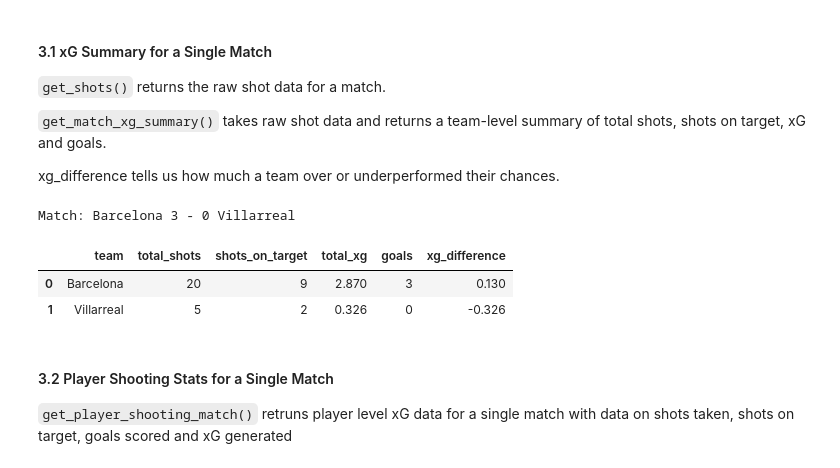
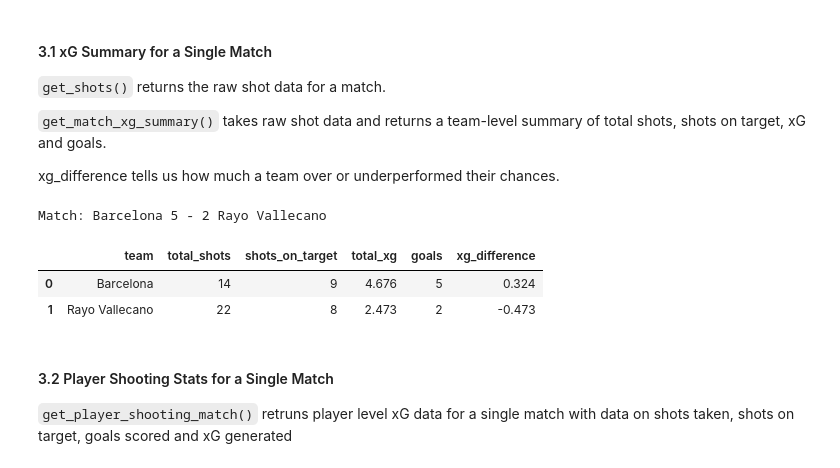
Before and after one commit to leventdusunceli/football_analytics, a Jupyter notebook: notebooks/football_analytics_demo.ipynb, the cells around one changed output. Drawn from its saved outputs; the diff is of its cells as text; code cells hidden in the pictures.

```diff
--- a/notebooks/football_analytics_demo.ipynb
+++ b/notebooks/football_analytics_demo.ipynb
@@ -189,23 +189,24 @@ Barcelona matches available: expected -> 38 retrieved -> 38
 
 xg_difference tells us how much a team over or underperformed their chances.
 # %%
-# use the first Barcelona match
-MATCH_ID = barca_matches.iloc[0]["match_id"]
-home = barca_matches.iloc[0]["home_team"]
-away = barca_matches.iloc[0]["away_team"]
-home_score = barca_matches.iloc[0]["home_score"]
-away_score = barca_matches.iloc[0]["away_score"]
+# use the Barca-Rayo Vallecano match because it has a very high score and probably a lot
+# of data to showcase
+MATCH_ID = barca_matches.iloc[3]["match_id"]
+home = barca_matches.iloc[3]["home_team"]
+away = barca_matches.iloc[3]["away_team"]
+home_score = barca_matches.iloc[3]["home_score"]
+away_score = barca_matches.iloc[3]["away_score"]
 
 print(f"Match: {home} {home_score} - {away_score} {away}\n")
 
 shots = sb_client.get_shots(match_id=MATCH_ID)
 xg_summary = get_match_xg_summary(shots)
 xg_summary
 # %% [output]
-Match: Barcelona 3 - 0 Villarreal
+Match: Barcelona 5 - 2 Rayo Vallecano
 |  | team | total_shots | shots_on_target | total_xg | goals | xg_difference |
-| 0 | Barcelona | 20 | 9 | 2.870 | 3 | 0.130 |
-| 1 | Villarreal | 5 | 2 | 0.326 | 0 | -0.326 |
+| 0 | Barcelona | 14 | 9 | 4.676 | 5 | 0.324 |
+| 1 | Rayo Vallecano | 22 | 8 | 2.473 | 2 | -0.473 |
 # %% [markdown]
 #### 3.2 Player Shooting Stats for a Single Match
 
```
Also changed, not shown: parts of 9 cells of this notebook.
